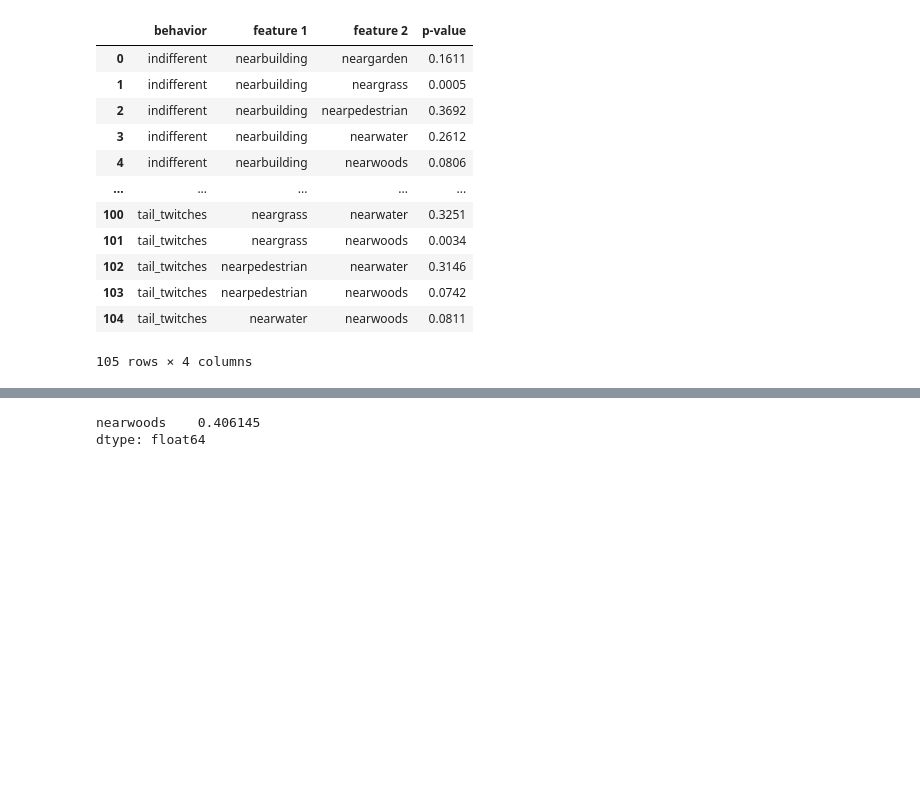
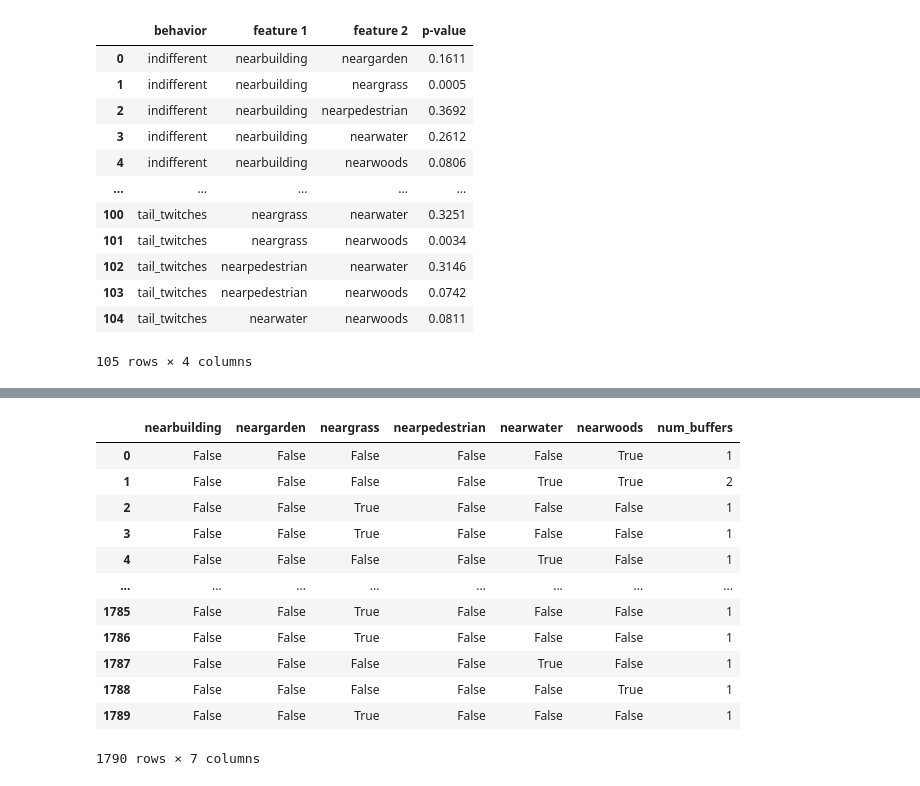
Before and after one commit to c6shi/nyc-squirrels, a Jupyter notebook: scratch/exploring results.ipynb, the cells around one changed output, grey strips where cells are left out. Cells and saved outputs as stored; diff of their text form; code cells hidden in the pictures; blank space fills up the shorter version.

Commit message:
buffer interaction functional

```diff
--- a/scratch/exploring results.ipynb
+++ b/scratch/exploring results.ipynb
@@ -84,11 +76,23 @@ fig.show()
 [interactive output not drawn]
 # %%
 # proportion of true for each buffer
+buffers = ['nearbuilding', 'neargarden', 'neargrass', 'nearpedestrian', 'nearwater', 'nearwoods']
 bf_count = bfsqrls[buffers]
 bf_prop = bf_count.sum()/len(bf_count)
 overlap_count = bf_count.apply(sum, axis=1)
 bf_count = bf_count.assign(num_buffers = overlap_count)
-bf_prop
+bf_count
 # %% [output]
+|  | nearbuilding | neargarden | neargrass | nearpedestrian | nearwater | nearwoods | num_buffers |
+| 0 | False | False | False | False | False | True | 1 |
+| 1 | False | False | False | False | True | True | 2 |
+| 2 | False | False | True | False | False | False | 1 |
+| 3 | False | False | True | False | False | False | 1 |
+| 4 | False | False | False | False | True | False | 1 |
+| ... | ... | ... | ... | ... | ... | ... | ... |
+| 1785 | False | False | True | False | False | False | 1 |
+| 1786 | False | False | True | False | False | False | 1 |
+| 1787 | False | False | False | False | True | False | 1 |
+| 1788 | False | False | False | False | False | True | 1 |
+| 1789 | False | False | True | False | False | False | 1 |
-nearwoods    0.406145
-dtype: float64
+1790 rows × 7 columns
```
Also changed, not shown: parts of 10 cells of this notebook, 4 other files.
